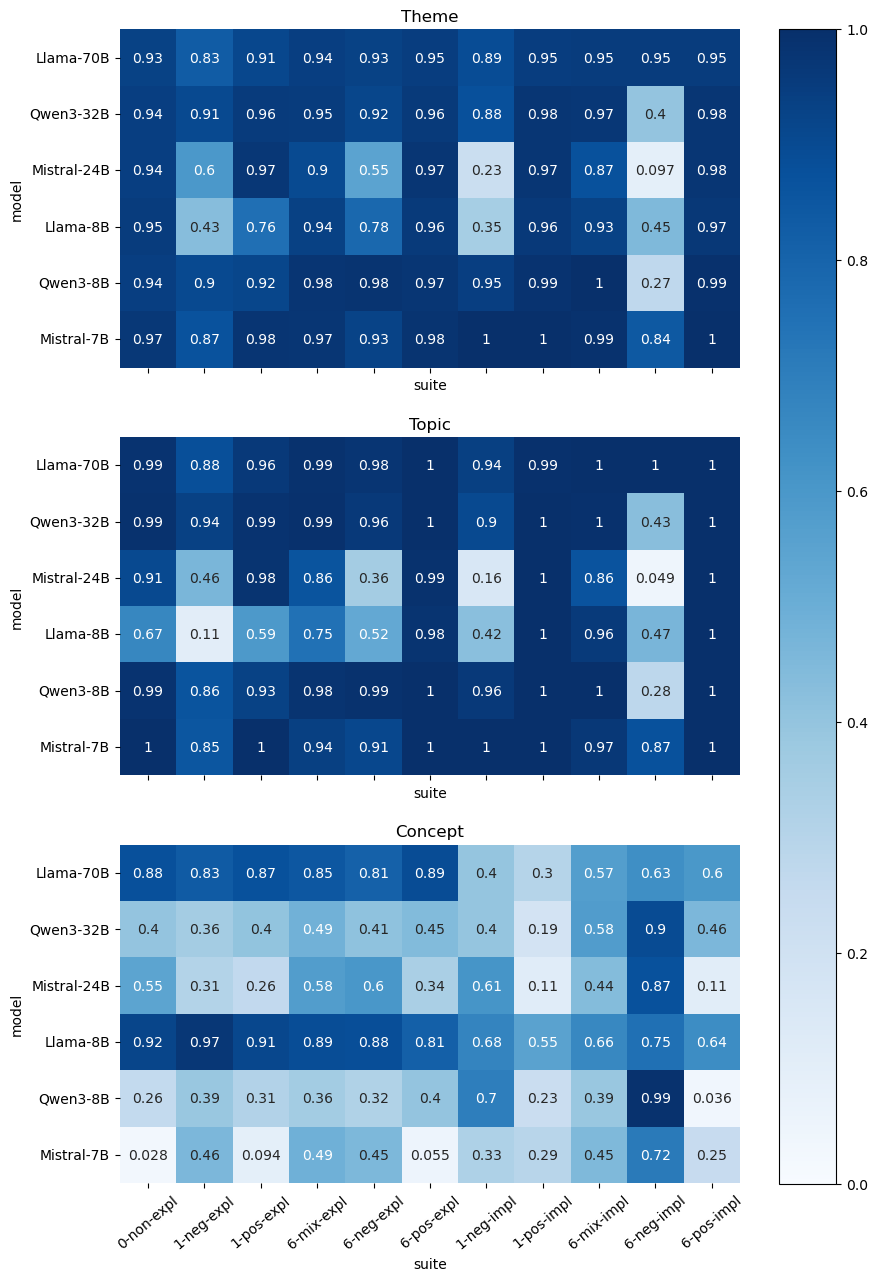
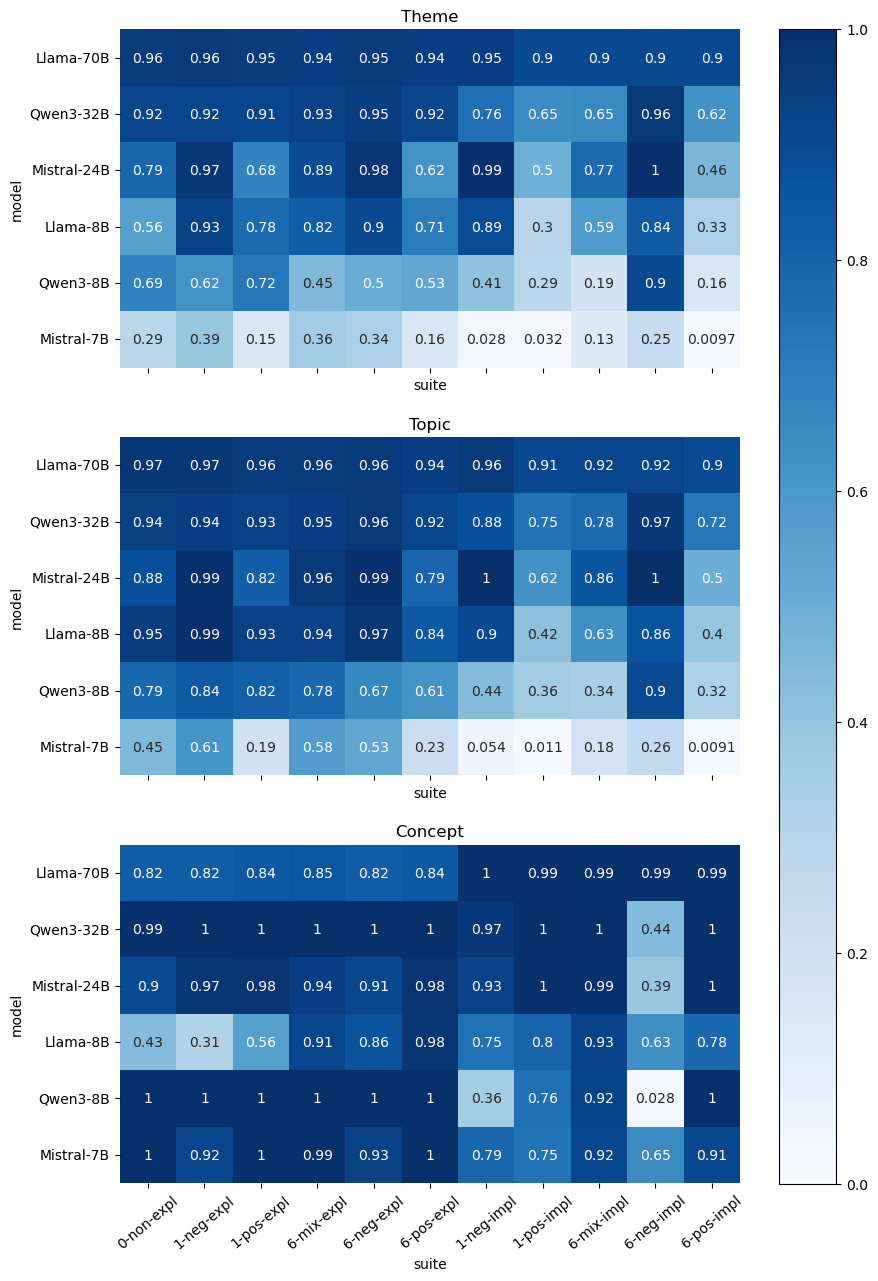
The notebook cell's code change between the first figure and the second:
--- before
+++ after
@@ -1,2 +1,2 @@
 fig, ax = heatmap(res, metric_cols_rec)
-#plt.savefig("./latex/images/recall_per_suite_v2", bbox_inches="tight")
+plt.savefig("./latex/images/recall_per_suite_v3", bbox_inches="tight")

Commit: Fix f1 calcs